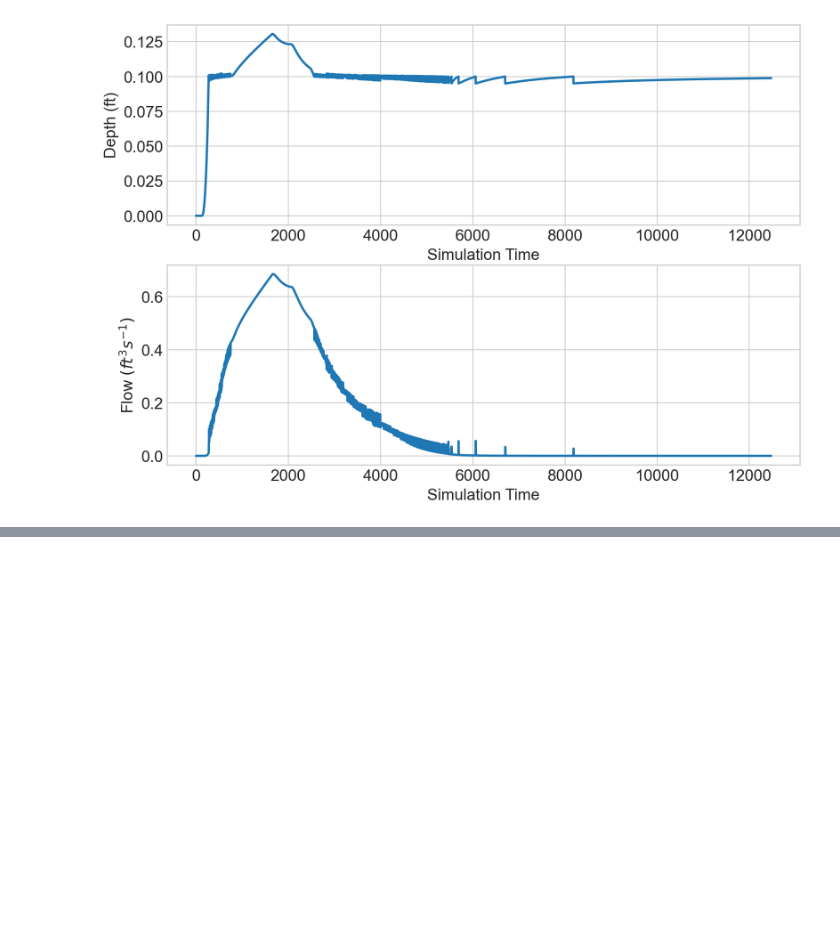
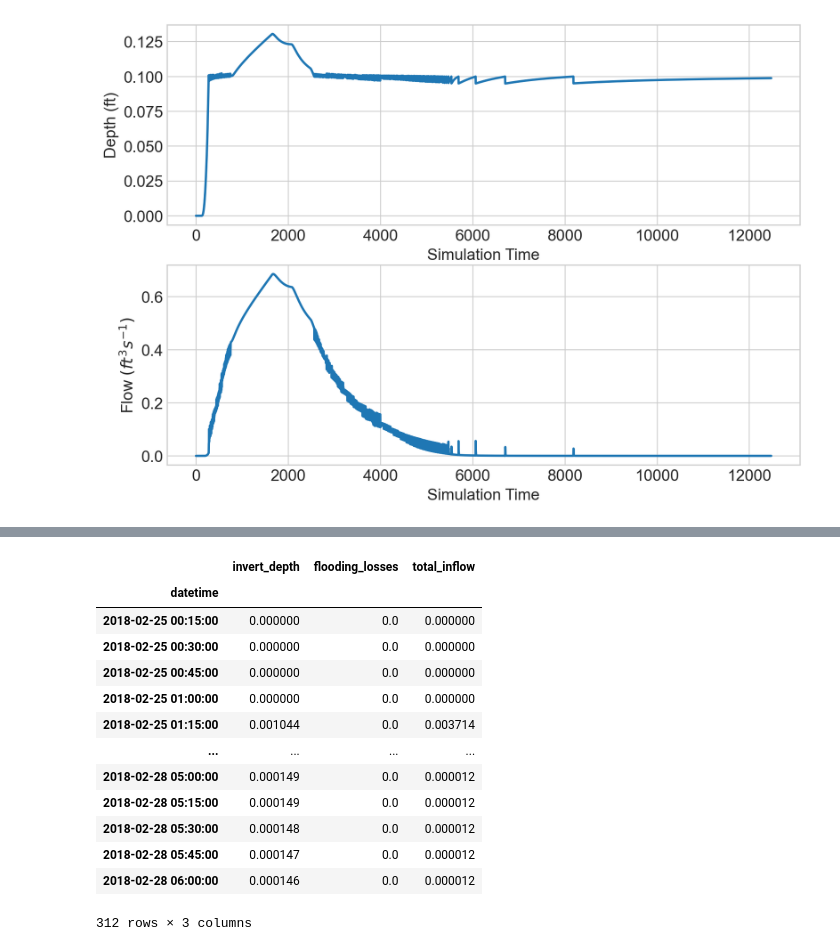
Before and after one commit to abhiramm7/digi-swmm, a Jupyter notebook: intro_to_pyswmm_ecosystem.ipynb, the cells around one changed output, grey strips where cells are left out. Cells and saved outputs as stored; diff of their text form; code cells hidden in the pictures; blank space fills up the shorter version.

```diff
--- a/intro_to_pyswmm_ecosystem.ipynb
+++ b/intro_to_pyswmm_ecosystem.ipynb
@@ -158,0 +257,17 @@ pyswmm has a lot of other amazing features! please refer to pyswmm tutorials htt
+# %%
+out.node_series('P1')
+# %% [output]
+|  | invert_depth | flooding_losses | total_inflow |
+| datetime |  |  |  |
+| 2018-02-25 00:15:00 | 0.000000 | 0.0 | 0.000000 |
+| 2018-02-25 00:30:00 | 0.000000 | 0.0 | 0.000000 |
+| 2018-02-25 00:45:00 | 0.000000 | 0.0 | 0.000000 |
+| 2018-02-25 01:00:00 | 0.000000 | 0.0 | 0.000000 |
+| 2018-02-25 01:15:00 | 0.001044 | 0.0 | 0.003714 |
+| ... | ... | ... | ... |
+| 2018-02-28 05:00:00 | 0.000149 | 0.0 | 0.000012 |
+| 2018-02-28 05:15:00 | 0.000149 | 0.0 | 0.000012 |
+| 2018-02-28 05:30:00 | 0.000148 | 0.0 | 0.000012 |
+| 2018-02-28 05:45:00 | 0.000147 | 0.0 | 0.000012 |
+| 2018-02-28 06:00:00 | 0.000146 | 0.0 | 0.000012 |
+312 rows × 3 columns
```
Also changed, not shown: parts of 29 cells of this notebook, 1 other file.
